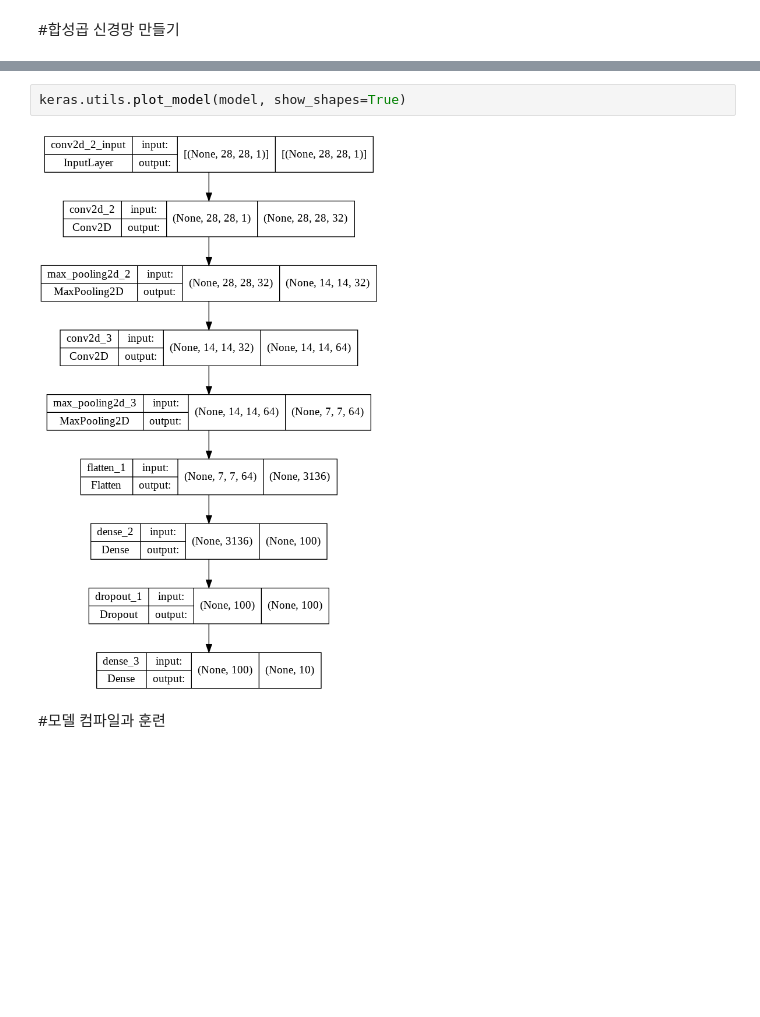
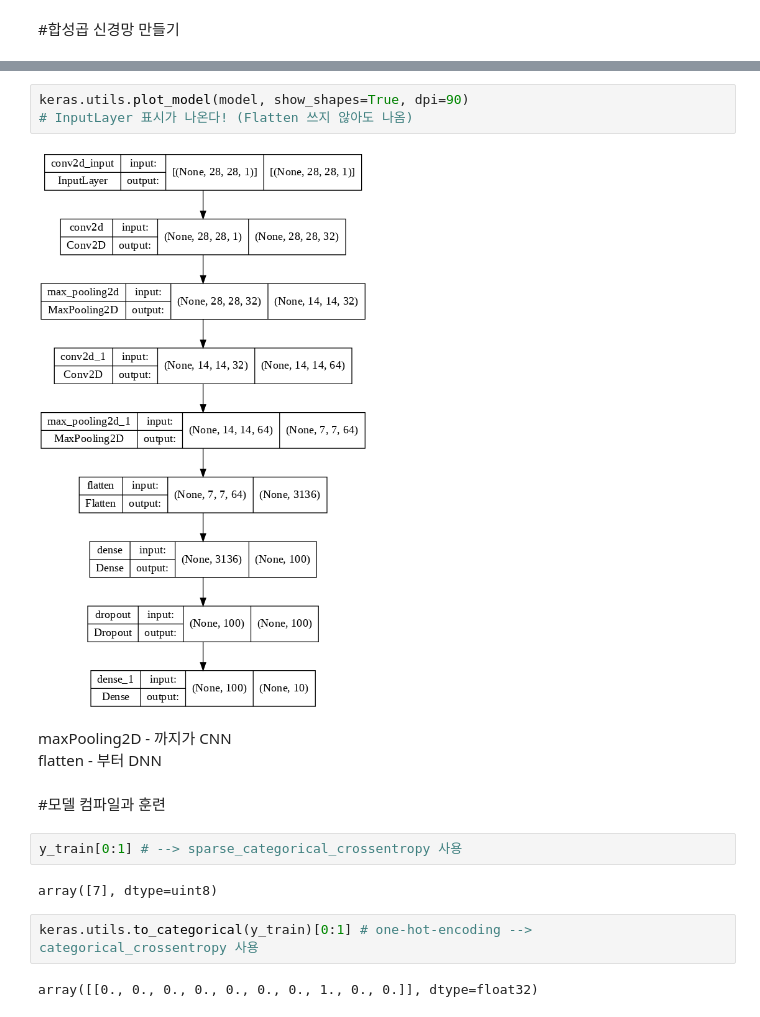
Before and after one commit to serinss/seSAC_ML_DL, a Jupyter notebook: 08_2_합성곱_신경망을_사용한_이미지_분류.ipynb, the cells around one changed output, grey strips where cells are left out. Cells and saved outputs as stored; diff of their text form; blank space fills up the shorter version.

```diff
--- a/08_2_합성곱_신경망을_사용한_이미지_분류.ipynb
+++ b/08_2_합성곱_신경망을_사용한_이미지_분류.ipynb
@@ -74,6 +94,18 @@ keras.utils.plot_model(model)
 # %%
-keras.utils.plot_model(model, show_shapes=True)
+keras.utils.plot_model(model, show_shapes=True, dpi=90)
+# InputLayer 표시가 나온다! (Flatten 쓰지 않아도 나옴)
 # %% [output]
-[figure, old version]
+[figure, new version]
+# %% [markdown]
+maxPooling2D - 까지가 CNN
+flatten - 부터 DNN
 # %% [markdown]
 #모델 컴파일과 훈련
+# %%
+y_train[0:1] # --> sparse_categorical_crossentropy 사용
+# %% [output]
+array([7], dtype=uint8)
+# %%
+keras.utils.to_categorical(y_train)[0:1] # one-hot-encoding --> categorical_crossentropy 사용
+# %% [output]
+array([[0., 0., 0., 0., 0., 0., 0., 1., 0., 0.]], dtype=float32)
```
Also changed, not shown: parts of 25 cells of this notebook.
